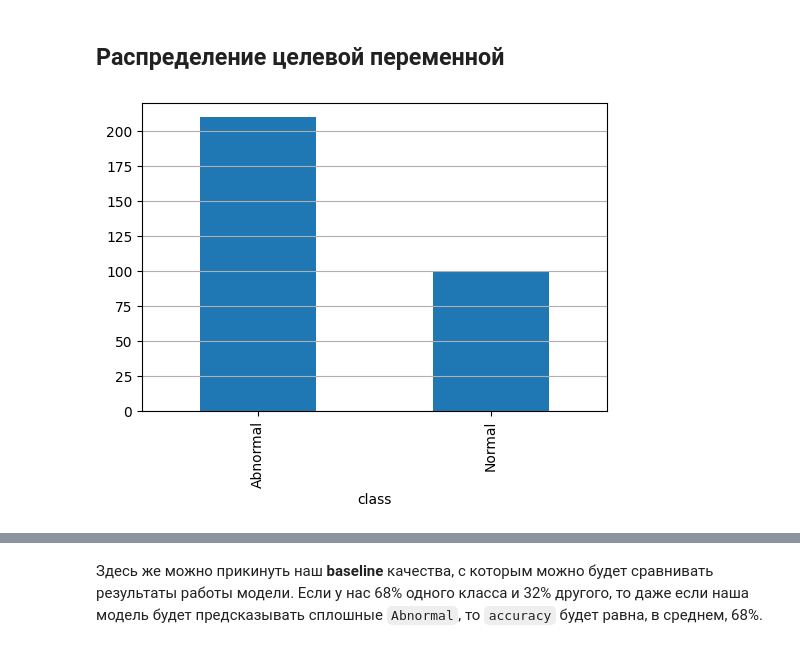
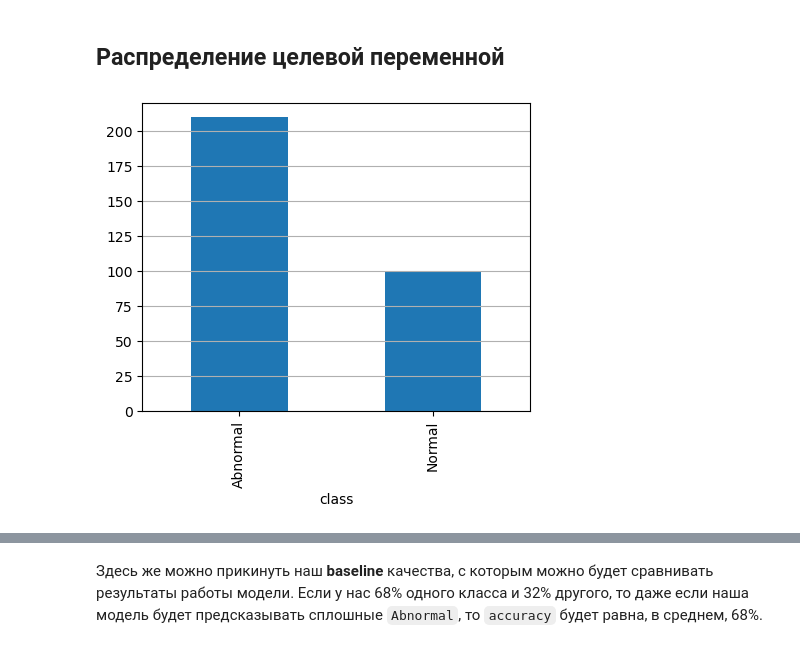
Before and after one commit to emazurenko/otus-ml-professional, a Jupyter notebook: lessons/03_Classifier_CV_Metrics/EDA.ipynb, the cells around one changed output, grey strips where cells are left out. Cells and saved outputs as stored; diff of their text form; code cells hidden in the pictures.

```diff
--- a/lessons/03_Classifier_CV_Metrics/EDA.ipynb
+++ b/lessons/03_Classifier_CV_Metrics/EDA.ipynb
@@ -163,11 +173,11 @@ dtype: int64
 # %% [markdown]
 ## Распределение целевой переменной
 # %%
-data['class'].value_counts().plot.bar(figsize=(6, 4))
+data['class'].value_counts().plot.bar(figsize=(5, 4))
 plt.grid(axis='y')
 plt.show()
 # %% [output]
-[figure, old version]
+[figure, new version]
 # %%
 data['class'].value_counts(normalize=True)
 # %% [output]
```
Also changed, not shown: parts of 15 cells of this notebook, 2 other files.
